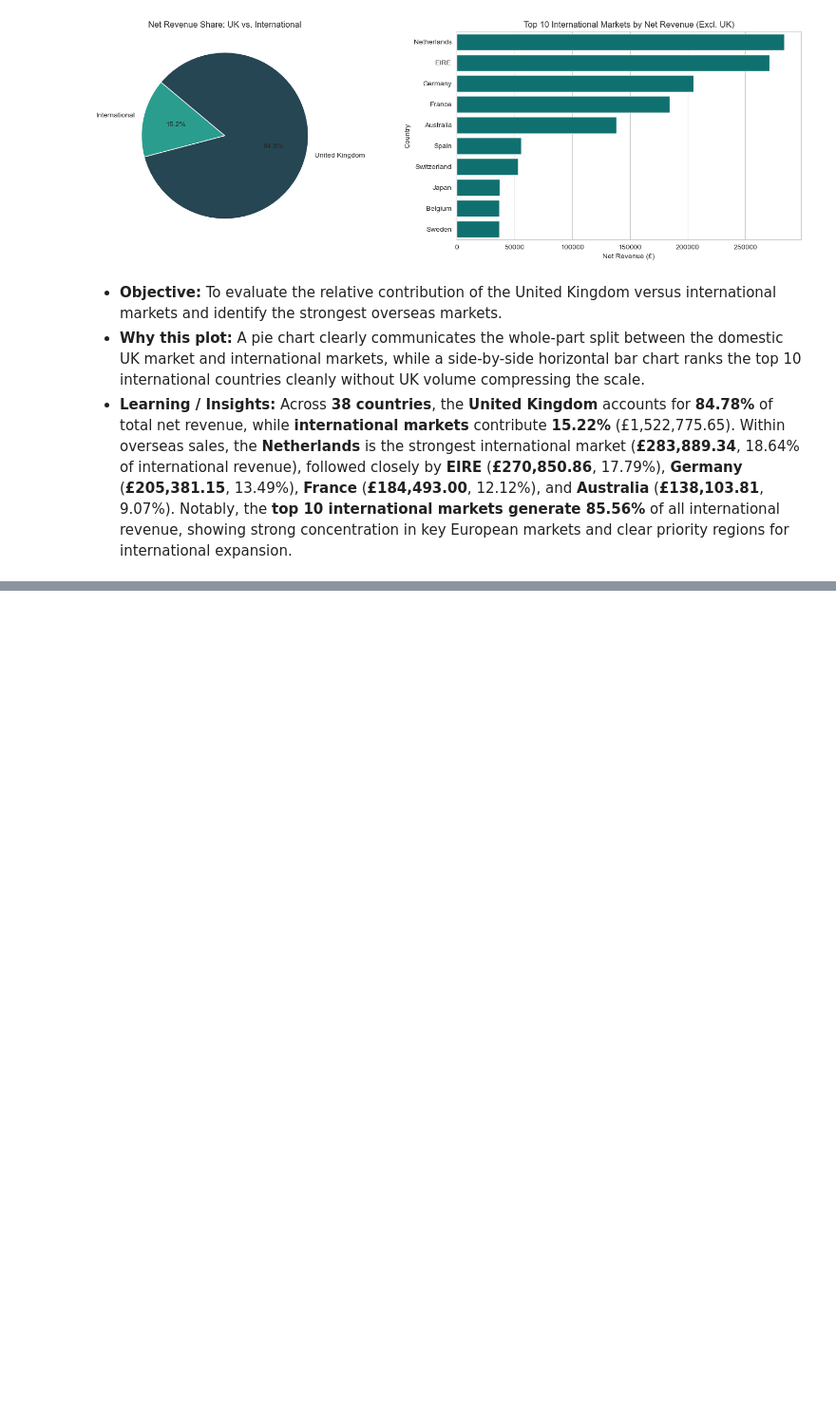
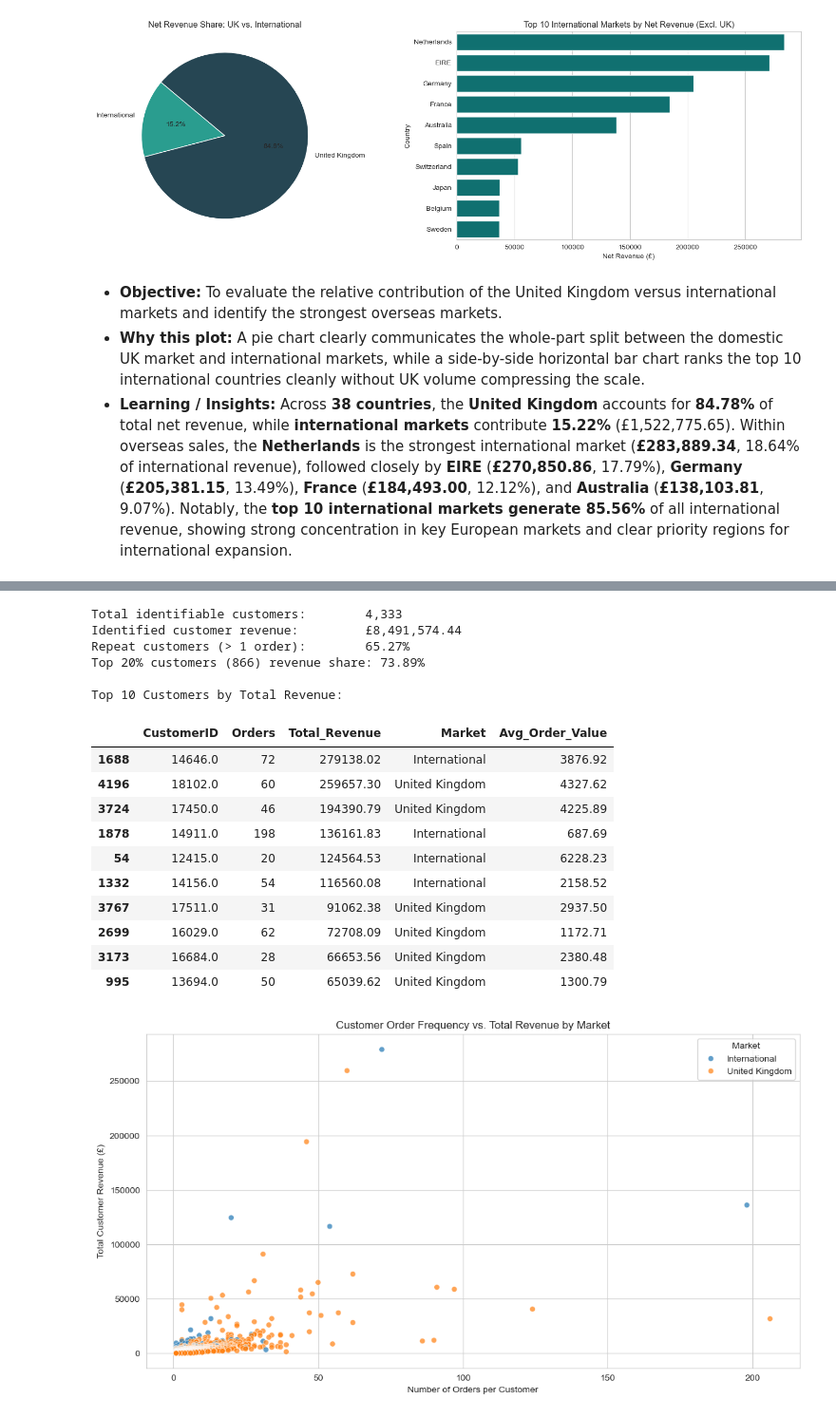
Before and after one commit to CCT-Dublin/CA2_Data_Visualisation_and_Communication_Caio_Jacob_2023168, a Jupyter notebook: CA2_Online_Retail_Analysis.ipynb, the cells around one changed output, grey strips where cells are left out. Shown at 95% size. Saved outputs shown, nothing was run; the diff lists cells and outputs as text; code cells hidden in the pictures; blank space fills up the shorter version.

```diff
--- a/CA2_Online_Retail_Analysis.ipynb
+++ b/CA2_Online_Retail_Analysis.ipynb
@@ -921,0 +978,55 @@ Top 10 international markets share of international revenue: 85.56%
+# %%
+# Filter records with valid CustomerID for customer-level analysis
+df_customers = df_clean[df_clean["CustomerID"].notnull()]
+
+# Aggregate order count, total revenue, and primary market per customer
+customer_summary = pd.DataFrame({
+    "Orders": df_customers.groupby("CustomerID")["InvoiceNo"].nunique(),
+    "Total_Revenue": df_customers.groupby("CustomerID")["Revenue"].sum(),
+    "Market": df_customers.groupby("CustomerID")["Market"].first()
+}).reset_index()
+
+customer_summary["Avg_Order_Value"] = (customer_summary["Total_Revenue"] / customer_summary["Orders"]).round(2)
+customer_summary = customer_summary.sort_values(by="Total_Revenue", ascending=False)
+
+# Calculate customer concentration (Top 20% Pareto share) and repeat buyer rate
+total_customers = len(customer_summary)
+top_20_count = int(total_customers * 0.20)
+top_20_share = (customer_summary.head(top_20_count)["Total_Revenue"].sum() / customer_summary["Total_Revenue"].sum()) * 100
+repeat_rate = (customer_summary["Orders"] > 1).mean() * 100
+
+print(f"Total identifiable customers:        {total_customers:,}")
+print(f"Identified customer revenue:         £{customer_summary['Total_Revenue'].sum():,.2f}")
+print(f"Repeat customers (> 1 order):        {repeat_rate:.2f}%")
+print(f"Top 20% customers ({top_20_count:,}) revenue share: {top_20_share:.2f}%")
+
+print("\nTop 10 Customers by Total Revenue:")
+display(customer_summary.head(10))
+
+# Scatter plot: Order Frequency vs Total Customer Revenue coloured by Market
+plt.figure(figsize=(11, 6))
+sns.scatterplot(x="Orders", y="Total_Revenue", hue="Market", data=customer_summary, alpha=0.7)
+plt.title("Customer Order Frequency vs. Total Revenue by Market")
+plt.xlabel("Number of Orders per Customer")
+plt.ylabel("Total Customer Revenue (£)")
+plt.tight_layout()
+plt.show()
+# %% [output]
+Total identifiable customers:        4,333
+Identified customer revenue:         £8,491,574.44
+Repeat customers (> 1 order):        65.27%
+Top 20% customers (866) revenue share: 73.89%
+
+Top 10 Customers by Total Revenue:
+|  | CustomerID | Orders | Total_Revenue | Market | Avg_Order_Value |
+| 1688 | 14646.0 | 72 | 279138.02 | International | 3876.92 |
+| 4196 | 18102.0 | 60 | 259657.30 | United Kingdom | 4327.62 |
+| 3724 | 17450.0 | 46 | 194390.79 | United Kingdom | 4225.89 |
+| 1878 | 14911.0 | 198 | 136161.83 | International | 687.69 |
+| 54 | 12415.0 | 20 | 124564.53 | International | 6228.23 |
+| 1332 | 14156.0 | 54 | 116560.08 | International | 2158.52 |
+| 3767 | 17511.0 | 31 | 91062.38 | United Kingdom | 2937.50 |
+| 2699 | 16029.0 | 62 | 72708.09 | United Kingdom | 1172.71 |
+| 3173 | 16684.0 | 28 | 66653.56 | United Kingdom | 2380.48 |
+| 995 | 13694.0 | 50 | 65039.62 | United Kingdom | 1300.79 |
+[figure, added]
```
Also changed, not shown: parts of 5 cells of this notebook.
